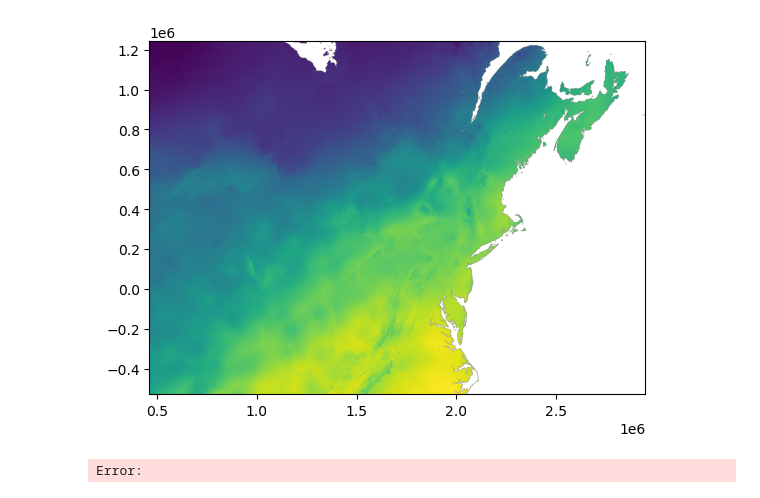
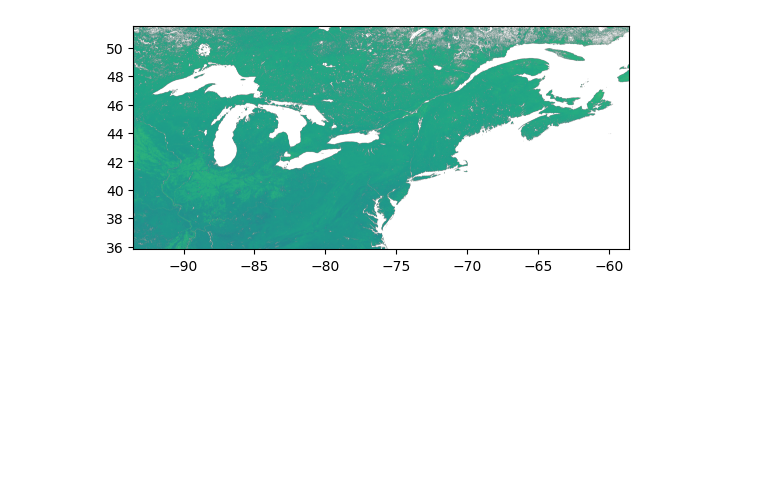
Before and after one commit to camjay99/SpongyMothIPM, a Jupyter notebook: notebooks/test_daymet.ipynb, the cells around one changed output. Cells and saved outputs as stored; diff of their text form; code cells hidden in the pictures; blank space fills up the shorter version.

```diff
--- a/notebooks/test_daymet.ipynb
+++ b/notebooks/test_daymet.ipynb
@@ -2,8 +2,7 @@
 import rasterio as rio
 from rasterio.plot import show
 # %%
-with rio.open('./Test/20000103.tif') as src:
+with rio.open('./Test/2001_01_01.tif') as src:
     show(src)
 # %% [output]
-[figure, old version]
+[figure, new version]
-Error:
```
Also changed, not shown: 3 other files.
